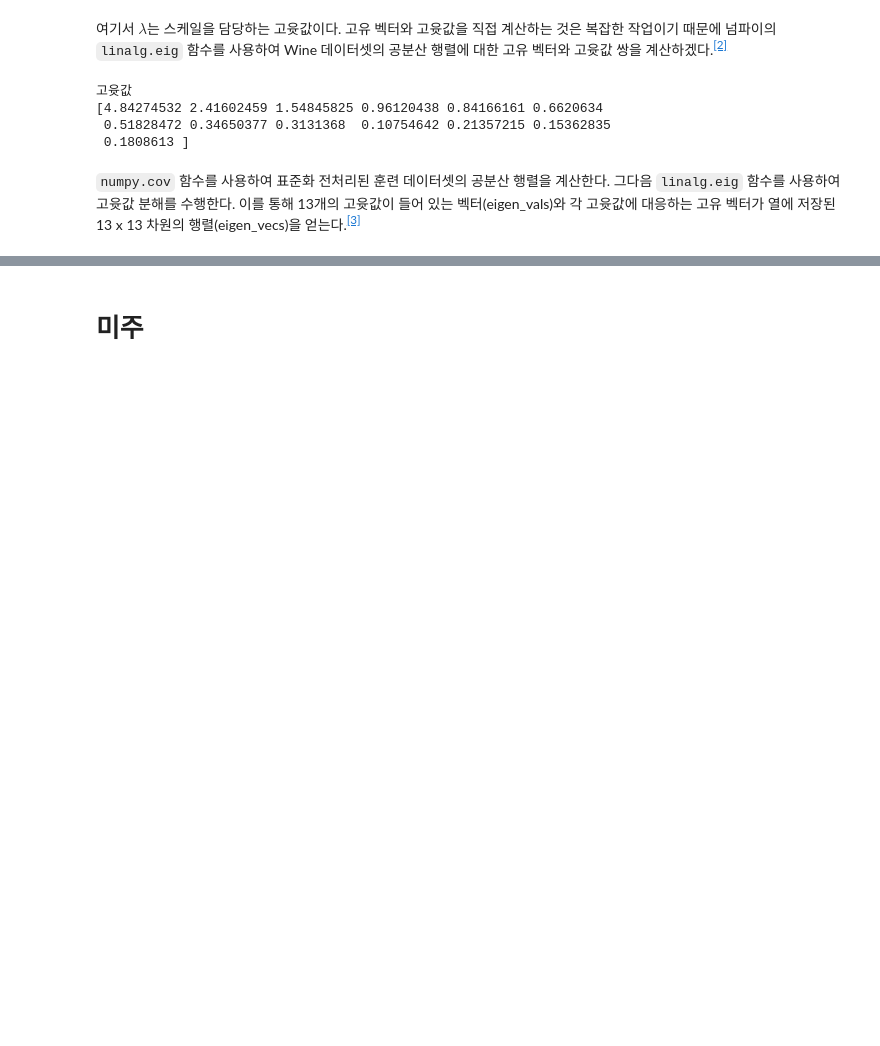
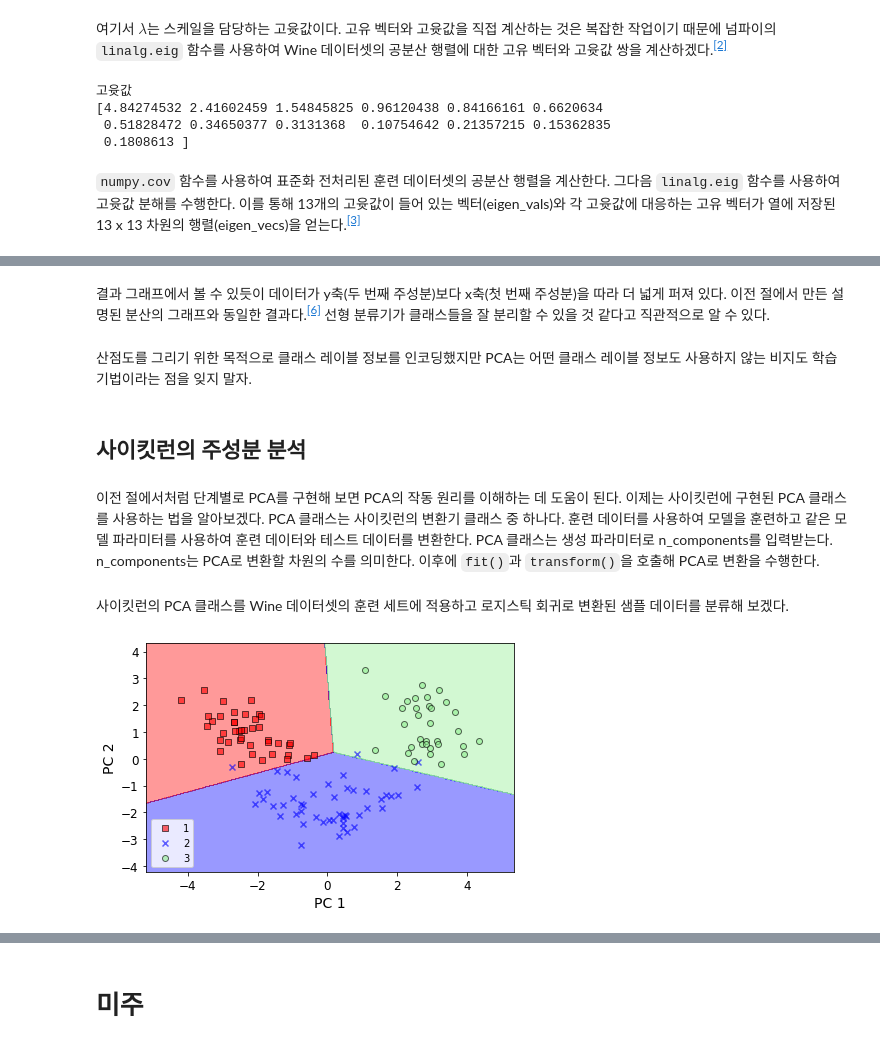
Before and after one commit to Sameta-cani/jwork, a Jupyter notebook: PCA.ipynb, the cells around one changed output, grey strips where cells are left out. Saved outputs shown, nothing was run; the diff lists cells and outputs as text; code cells hidden in the pictures; blank space fills up the shorter version.

```diff
--- a/PCA.ipynb
+++ b/PCA.ipynb
@@ -240,0 +381,56 @@ print('\n고윳값 \n%s' % eigen_vals)
+# %% [markdown]
+결과 그래프에서 볼 수 있듯이 데이터가 y축(두 번째 주성분)보다 x축(첫 번째 주성분)을 따라 더 넓게 퍼져 있다. 이전 절에서 만든 설명된 분산의 그래프와 동일한 결과다.<sup><a id="a06" href="#p06">[6]</a></sup> 선형 분류기가 클래스들을 잘 분리할 수 있을 것 같다고 직관적으로 알 수 있다.
+# %% [markdown]
+산점도를 그리기 위한 목적으로 클래스 레이블 정보를 인코딩했지만 PCA는 어떤 클래스 레이블 정보도 사용하지 않는 비지도 학습 기법이라는 점을 잊지 말자.
+# %% [markdown]
+## 사이킷런의 주성분 분석
+# %% [markdown]
+이전 절에서처럼 단계별로 PCA를 구현해 보면 PCA의 작동 원리를 이해하는 데 도움이 된다. 이제는 사이킷런에 구현된 PCA 클래스를 사용하는 법을 알아보겠다. PCA 클래스는 사이킷런의 변환기 클래스 중 하나다. 훈련 데이터를 사용하여 모델을 훈련하고 같은 모델 파라미터를 사용하여 훈련 데이터와 테스트 데이터를 변환한다. PCA 클래스는 생성 파라미터로 n_components를 입력받는다. n_components는 PCA로 변환할 차원의 수를 의미한다. 이후에 <code>fit()</code>과 <code>transform()</code>을 호출해 PCA로 변환을 수행한다.
+# %% [markdown]
+사이킷런의 PCA 클래스를 Wine 데이터셋의 훈련 세트에 적용하고 로지스틱 회귀로 변환된 샘플 데이터를 분류해 보겠다.
+# %%
+from matplotlib.colors import ListedColormap
+
+def plot_decision_regions(X, y, classifier, resolution=0.02):
+
+    # 마커와 컬러맵을 준비한다
+    markers = ('s', 'x', 'o', '^', 'v')
+    colors = ('red', 'blue', 'lightgreen', 'gray', 'cyan')
+    cmap = ListedColormap(colors[:len(np.unique(y))])
+
+    # 결정 경계를 그린다
+    x1_min, x1_max = X[:, 0].min() - 1, X[:, 0].max() + 1
+    x2_min, x2_max = X[:, 1].min() - 1, X[:, 1].max() + 1
+    xx1, xx2 = np.meshgrid(np.arange(x1_min, x1_max, resolution),
+                           np.arange(x2_min, x2_max, resolution))
+    Z = classifier.predict(np.array([xx1.ravel(), xx2.ravel()]).T)
+    Z = Z.reshape(xx1.shape)
+    plt.contourf(xx1, xx2, Z, alpha=0.4, cmap=cmap)
+    plt.xlim(xx1.min(), xx1.max())
+    plt.ylim(xx2.min(), xx2.max())
+
+    # 클래스 샘플을 표시한다
+    for idx, cl in enumerate(np.unique(y)):
+        plt.scatter(x=X[y==cl, 0],
+                    y=X[y==cl, 1],
+                    alpha=0.6,
+                    c=cmap.colors[idx],
+                    edgecolor='black',
+                    marker=markers[idx],
+                    label=cl)
+
+from sklearn.linear_model import LogisticRegression
+from sklearn.decomposition import PCA
+pca = PCA(n_components=2)
+X_train_pca = pca.fit_transform(X_train_std)
+X_test_pca = pca.transform(X_test_std)
+lr = LogisticRegression(solver='liblinear', multi_class='auto')
+lr.fit(X_train_pca, y_train)
+plot_decision_regions(X_train_pca, y_train, classifier=lr)
+plt.xlabel('PC 1')
+plt.ylabel('PC 2')
+plt.legend(loc='lower left')
+plt.tight_layout()
+plt.show()
+# %% [output]
+[figure, added]
```
Also changed, not shown: parts of 73 cells of this notebook.
